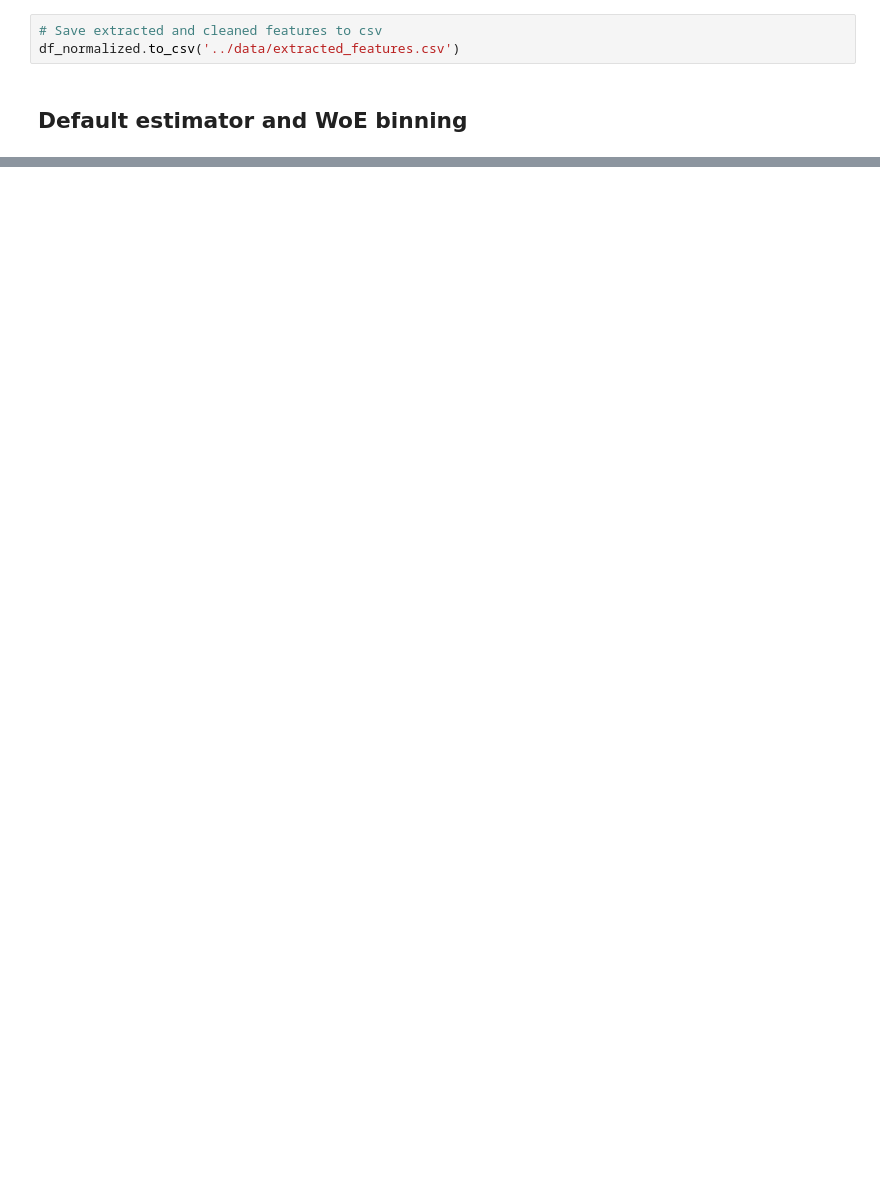
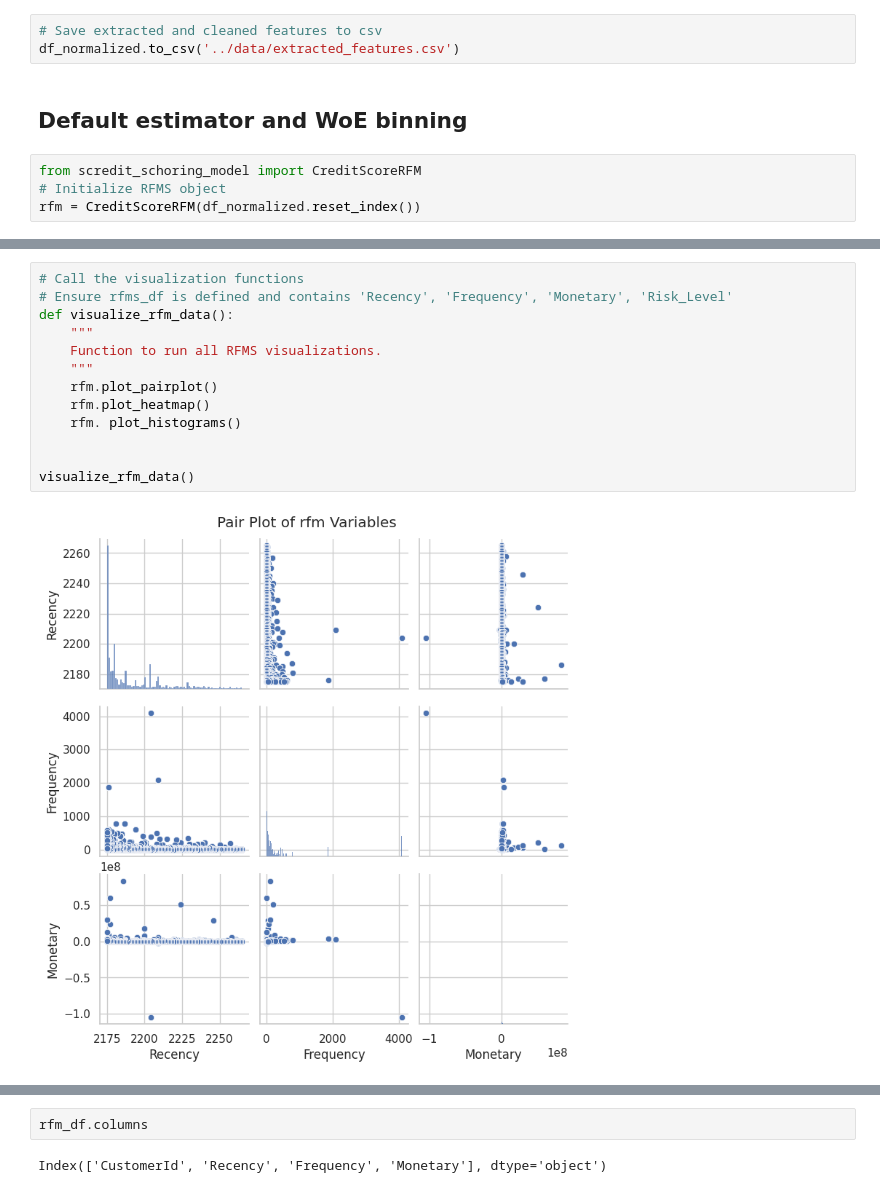
Before and after one commit to ruth22soft/Credit-Risk-Probability-Model-for-Alternative-data, a Jupyter notebook: notbooks/credit_risk_analysis.ipynb, the cells around one changed output, grey strips where cells are left out. Saved outputs shown, nothing was run; the diff lists cells and outputs as text; blank space fills up the shorter version.

```diff
--- a/notbooks/credit_risk_analysis.ipynb
+++ b/notbooks/credit_risk_analysis.ipynb
@@ -390,3 +411,7 @@ Index(['CustomerId', 'ProductCategory', 'ChannelId', 'Amount',
 df_normalized.to_csv('../data/extracted_features.csv')
 # %% [markdown]
 ## Default estimator and WoE binning
+# %%
+from scredit_schoring_model import CreditScoreRFM
+# Initialize RFMS object
+rfm = CreditScoreRFM(df_normalized.reset_index())
@@ -392,0 +431,15 @@ df_normalized.to_csv('../data/extracted_features.csv')
+# %%
+# Call the visualization functions
+# Ensure rfms_df is defined and contains 'Recency', 'Frequency', 'Monetary', 'Risk_Level'
+def visualize_rfm_data():
+    """
+    Function to run all RFMS visualizations.
+    """
+    rfm.plot_pairplot()
+    rfm.plot_heatmap()
+    rfm. plot_histograms()
+
+
+visualize_rfm_data()
+# %% [output]
+[figure, added]
@@ -392,0 +448,4 @@ df_normalized.to_csv('../data/extracted_features.csv')
+# %%
+rfm_df.columns
+# %% [output]
+Index(['CustomerId', 'Recency', 'Frequency', 'Monetary'], dtype='object')
```
Also changed, not shown: parts of 17 cells of this notebook, 4 other files.
